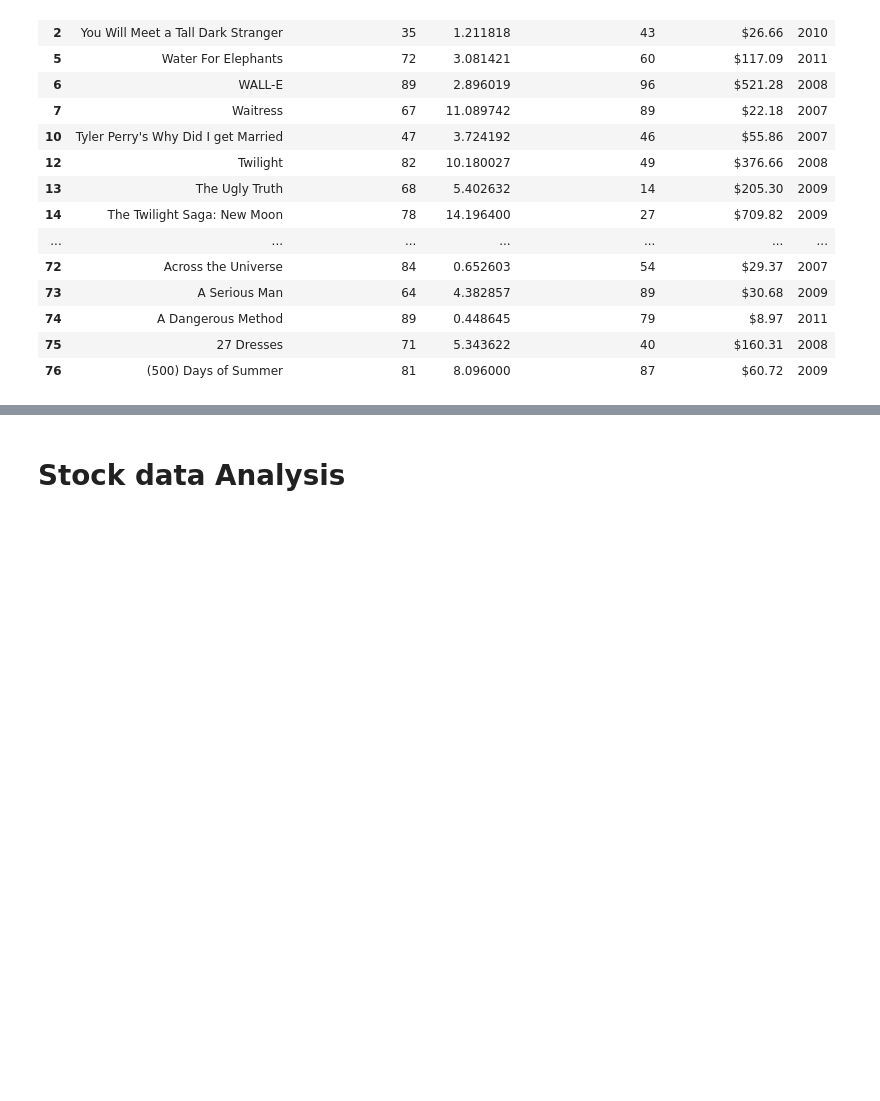
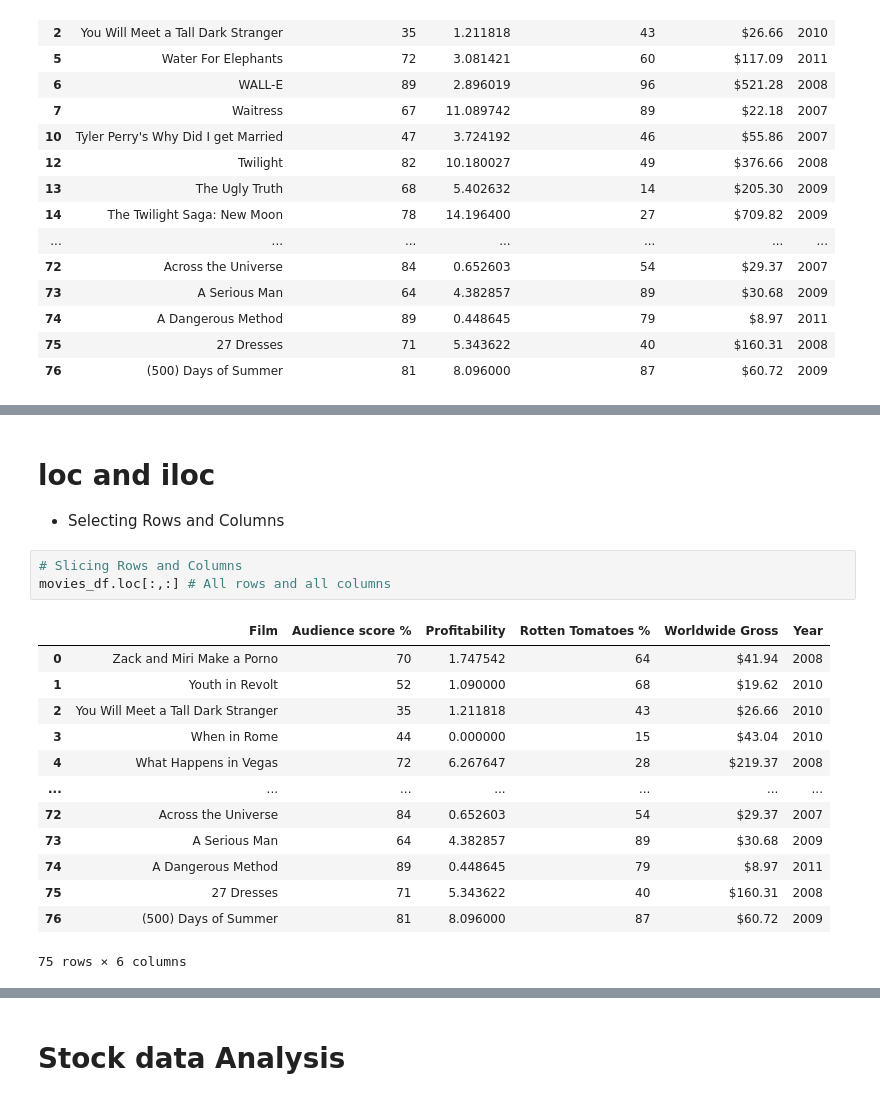
Before and after one commit to vinay2k2/HealthcareBasicsAndImageProcessing, a Jupyter notebook: PandasTemplate.ipynb, the cells around one changed output, grey strips where cells are left out. Drawn from its saved outputs; the diff is of its cells as text; blank space fills up the shorter version.

```diff
--- a/PandasTemplate.ipynb
+++ b/PandasTemplate.ipynb
@@ -511,0 +533,20 @@ movies_df[(movies_df['Year']==2009) | (movies_df['Rotten Tomatoes %']>30)]
+# %% [markdown]
+# loc and iloc
+* Selecting Rows and Columns
+# %%
+# Slicing Rows and Columns
+movies_df.loc[:,:] # All rows and all columns
+# %% [output]
+|  | Film | Audience score % | Profitability | Rotten Tomatoes % | Worldwide Gross | Year |
+| 0 | Zack and Miri Make a Porno | 70 | 1.747542 | 64 | $41.94 | 2008 |
+| 1 | Youth in Revolt | 52 | 1.090000 | 68 | $19.62 | 2010 |
+| 2 | You Will Meet a Tall Dark Stranger | 35 | 1.211818 | 43 | $26.66 | 2010 |
+| 3 | When in Rome | 44 | 0.000000 | 15 | $43.04 | 2010 |
+| 4 | What Happens in Vegas | 72 | 6.267647 | 28 | $219.37 | 2008 |
+| ... | ... | ... | ... | ... | ... | ... |
+| 72 | Across the Universe | 84 | 0.652603 | 54 | $29.37 | 2007 |
+| 73 | A Serious Man | 64 | 4.382857 | 89 | $30.68 | 2009 |
+| 74 | A Dangerous Method | 89 | 0.448645 | 79 | $8.97 | 2011 |
+| 75 | 27 Dresses | 71 | 5.343622 | 40 | $160.31 | 2008 |
+| 76 | (500) Days of Summer | 81 | 8.096000 | 87 | $60.72 | 2009 |
+75 rows × 6 columns
```
Also changed, not shown: parts of 4 cells of this notebook.
